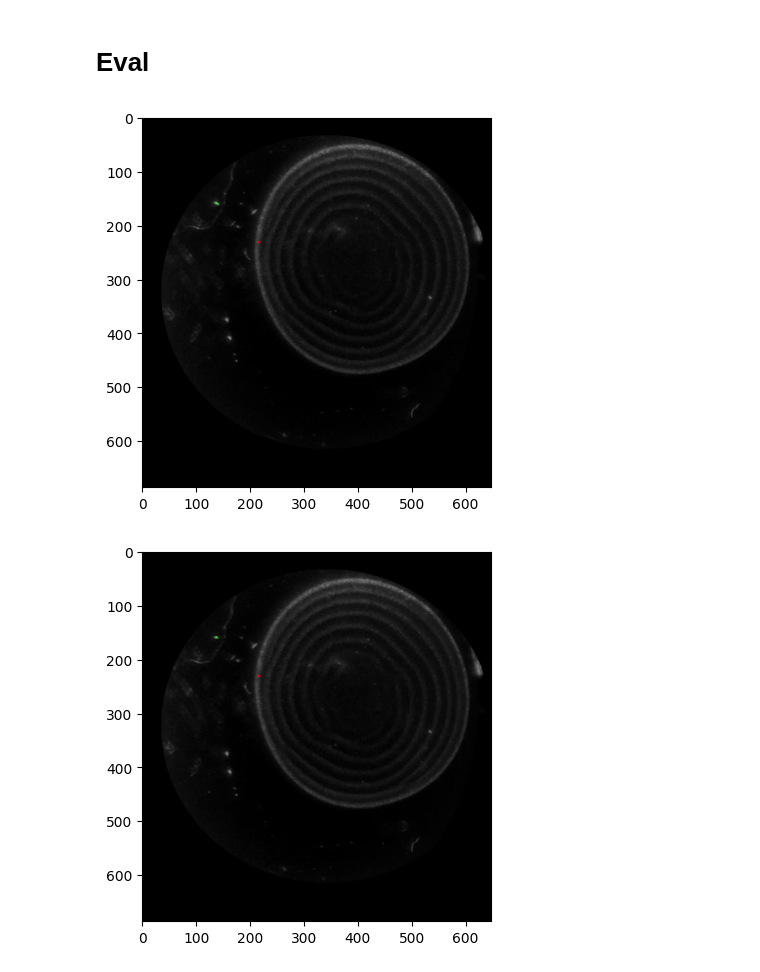
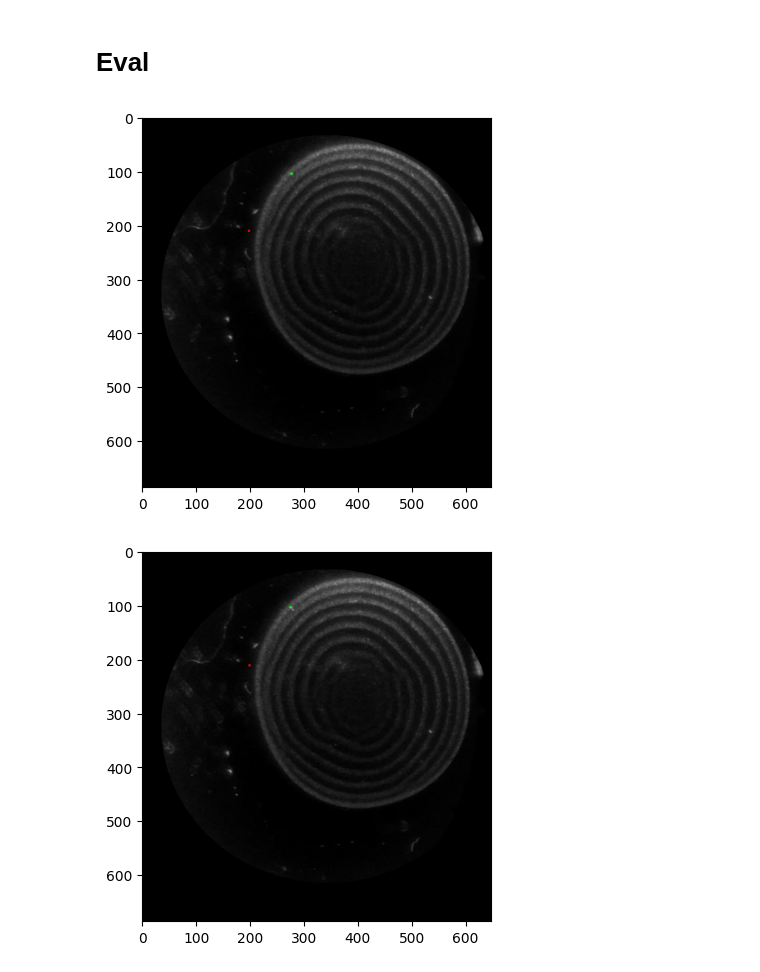
Before and after one commit to epenaroyuela/EPFL-ml-project, a Jupyter notebook: notebooks/custom.ipynb, the cells around one changed output. Drawn from its saved outputs; the diff is of its cells as text; code cells hidden in the pictures.

Commit message:
improve some functions, add label type tranformation, add testing notebooks

```diff
--- a/notebooks/custom.ipynb
+++ b/notebooks/custom.ipynb
@@ -40,6 +45,6 @@ def load(cls, path): # 'path' can be either a '.avi' or a wildcard for '.jpeg' i
 # %%
-cap = LazyCapture.load('../data/pw1_A1_0315_part2.avi')
-labels = load_labels('../data/pw1_A1_0315_part2.txt')
+cap = random_load('../data/pw1_A1_0315_part3.avi')
+labels = load_labels('../data/pw1_A1_0315_part3.txt')
 # %%
 cap.apply(remove_outside_petri((cap.W() // 2, cap.H() //2), int(cap.W()*0.9) // 2, (int(cap.H()*0.9) // 2)))
 cap.apply(lambda i, f: (select_channel(0)(i, f) / 255.0).astype(np.float32), shape=(cap.W(), cap.H(), 1))
@@ -69,7 +74,7 @@ class FramesDataset(torch.utils.data.IterableDataset):
 # %%
 device = torch.device("cuda" if torch.cuda.is_available() else "cpu")
 
-INIT_LR = 1e-3
+INIT_LR = 1e-4
 BATCH_SIZE = 1
 EPOCHS = 1
 # %%
@@ -140,7 +145,7 @@ for epoch in range(1, EPOCHS + 1):
 
         loss_history.append(loss.item())
 
-        if batch_idx % 100 == 0:
+        if batch_idx % 1000 == 0:
             print(
                 f"Train Epoch: {epoch}-{batch_idx} batch_loss={loss.item():0.2e}"
             )
@@ -183,8 +183,8 @@ Text(0, 0.5, 'Loss')
 # %%
 from src.debug import print_frame
 # %%
-cap_e = LazyCapture.load('../data/pw1_A1_0315_part1.avi')
-labels_e = load_labels('../data/pw1_A1_0315_part1.txt')
+cap_e = LazyCapture.load('../data/pw1_A1_0315_part2.avi')
+labels_e = load_labels('../data/pw1_A1_0315_part2.txt')
 
 cap_e.apply(remove_outside_petri((cap.W() // 2, cap.H() //2), int(cap.W()*0.9) // 2, (int(cap.H()*0.9) // 2)))
 cap_e.apply(lambda i, f: (select_channel(0)(i, f) / 255.0).astype(np.float32), shape=(cap.W(), cap.H(), 1))
@@ -194,14 +194,14 @@ labels_e = {k: (v[0] / float(cap.W()), v[1] / float(cap.H()))  for k, v in label
 loader_e = torch.utils.data.DataLoader(FramesDataset(cap_e, labels_e), batch_size=1)
 # %%
 with torch.no_grad():
-    for data, label in it.islice(loader_e, 2000, 2050, 10):
+    for data, label in it.islice(loader_e, 10):
         data, label = data.to(device), label.to(device)
         pred = model(data)
 
         frame = np.transpose((data[0].cpu().numpy() * 255.0).astype(np.uint8), axes=(1, 2, 0))
         true_pos = (label[0].cpu().numpy() * np.array([cap.W(), cap.H()])).astype(np.int32)
         pred_pos = (pred.cpu().numpy() * np.array([cap.W(), cap.H()])).astype(np.int32)
         print_frame(True)(0, frame, (true_pos, pred_pos))
 # %% [output]
-[figure, old version]
+[figure, new version]
-[figure, old version]
+[figure, new version]
```
Also changed, not shown: parts of 6 cells of this notebook, 3 other files.
